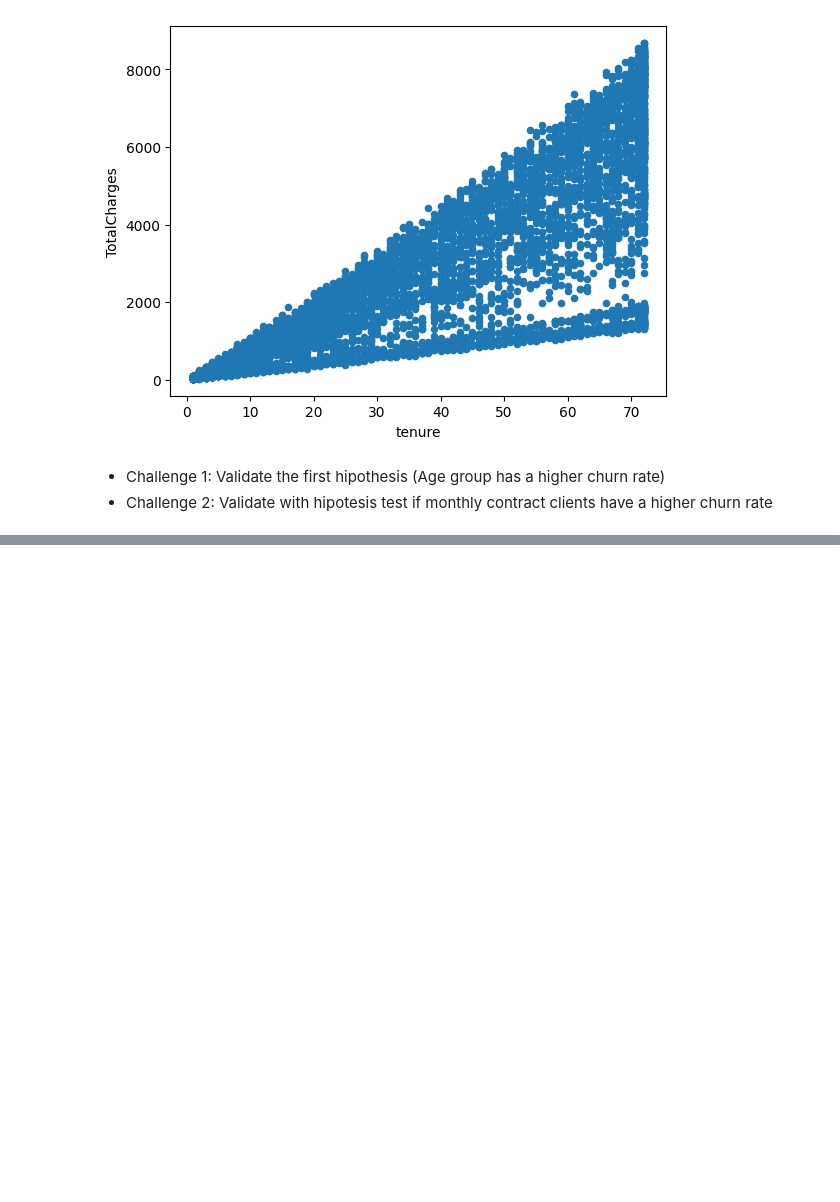
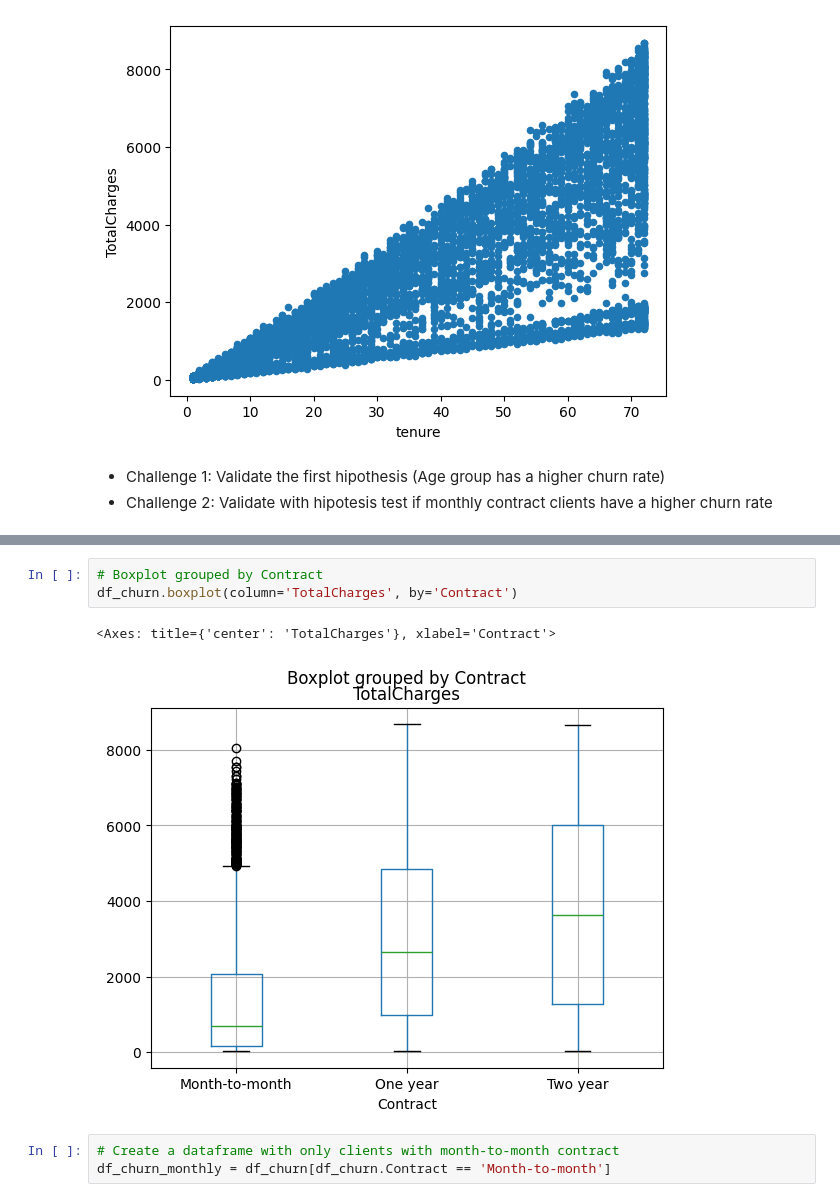
Before and after one commit to RanielliMontagna/ia-learning, a Jupyter notebook: eda/eda_churn.ipynb, the cells around one changed output, grey strips where cells are left out. Drawn from its saved outputs; the diff is of its cells as text; blank space fills up the shorter version.

```diff
--- a/eda/eda_churn.ipynb
+++ b/eda/eda_churn.ipynb
@@ -822,0 +854,9 @@ df_churn.plot.scatter(x='tenure', y='TotalCharges')
+# %%
+# Boxplot grouped by Contract
+df_churn.boxplot(column='TotalCharges', by='Contract')
+# %% [output]
+<Axes: title={'center': 'TotalCharges'}, xlabel='Contract'>
+[figure, added]
+# %%
+# Create a dataframe with only clients with month-to-month contract
+df_churn_monthly = df_churn[df_churn.Contract == 'Month-to-month']
```
Also changed, not shown: parts of 12 cells of this notebook.
